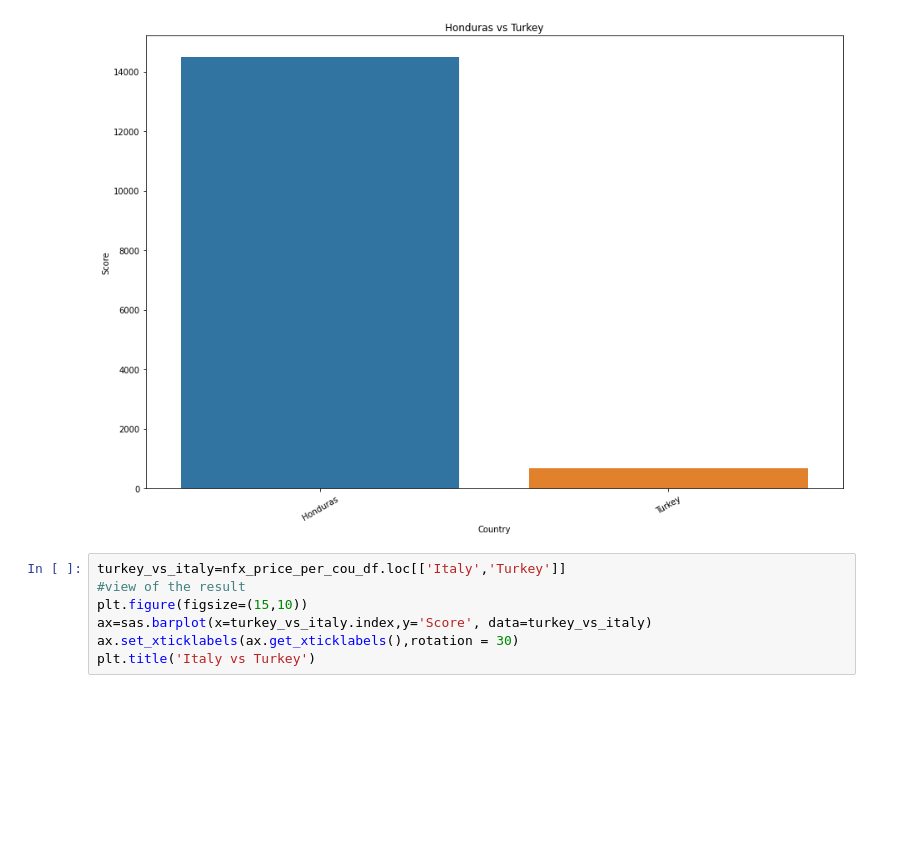
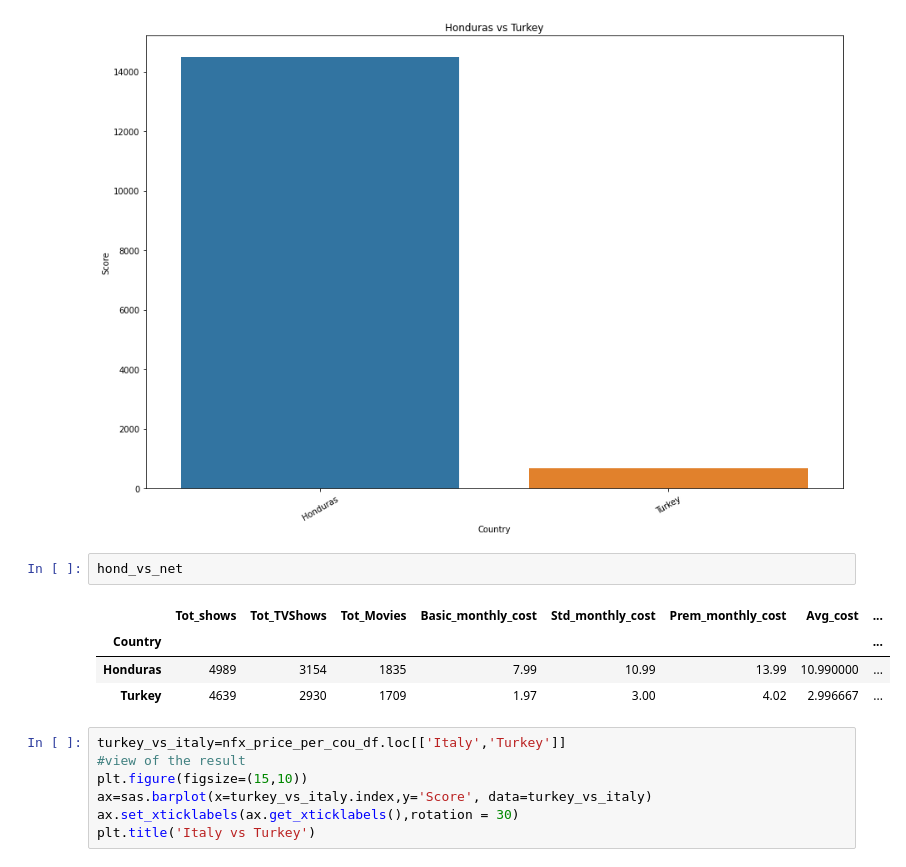
Before and after one commit to magicWiss/Netflix-Price-Analytics, a Jupyter notebook: Analytics/data_anal.ipynb, the cells around one changed output. Drawn from its saved outputs; the diff is of its cells as text; blank space fills up the shorter version.

```diff
--- a/Analytics/data_anal.ipynb
+++ b/Analytics/data_anal.ipynb
@@ -868,6 +876,13 @@ plt.title('Honduras vs Turkey')
 # %% [output]
 Text(0.5, 1.0, 'Honduras vs Turkey')
 [figure]
+# %%
+hond_vs_net
+# %% [output]
+|  | Tot_shows | Tot_TVShows | Tot_Movies | Basic_monthly_cost | Std_monthly_cost | Prem_monthly_cost | Avg_cost | ... |
+| Country |  |  |  |  |  |  |  | ... |
+| Honduras | 4989 | 3154 | 1835 | 7.99 | 10.99 | 13.99 | 10.990000 | ... |
+| Turkey | 4639 | 2930 | 1709 | 1.97 | 3.00 | 4.02 | 2.996667 | ... |
 # %%
 turkey_vs_italy=nfx_price_per_cou_df.loc[['Italy','Turkey']]
 #view of the result
```
Also changed, not shown: parts of 2 cells of this notebook.
